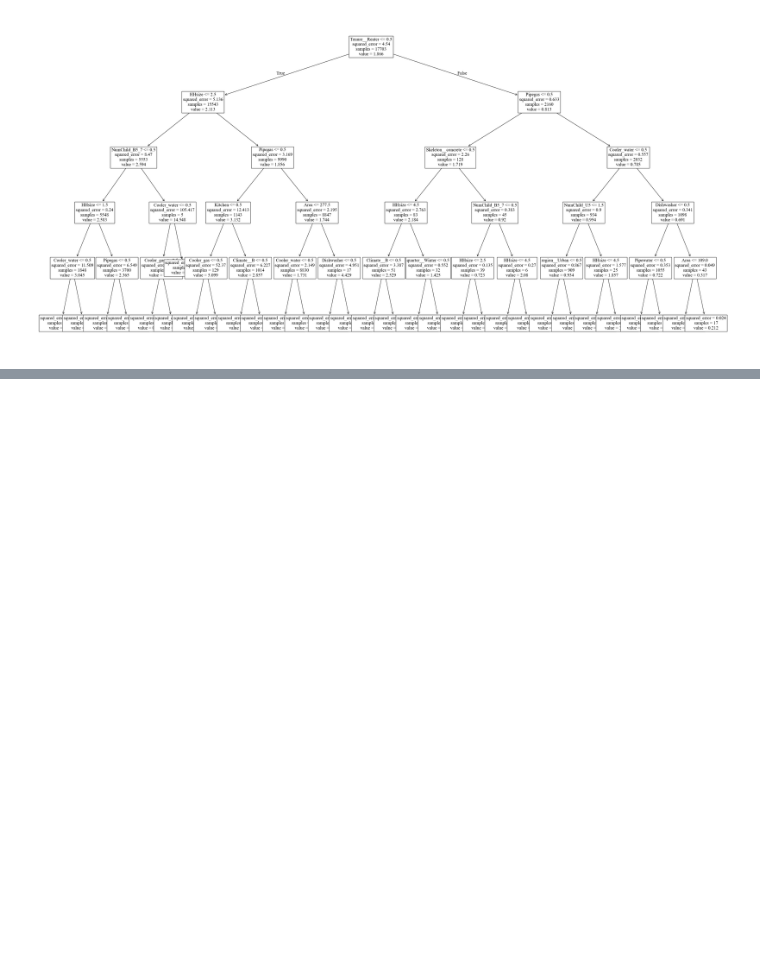
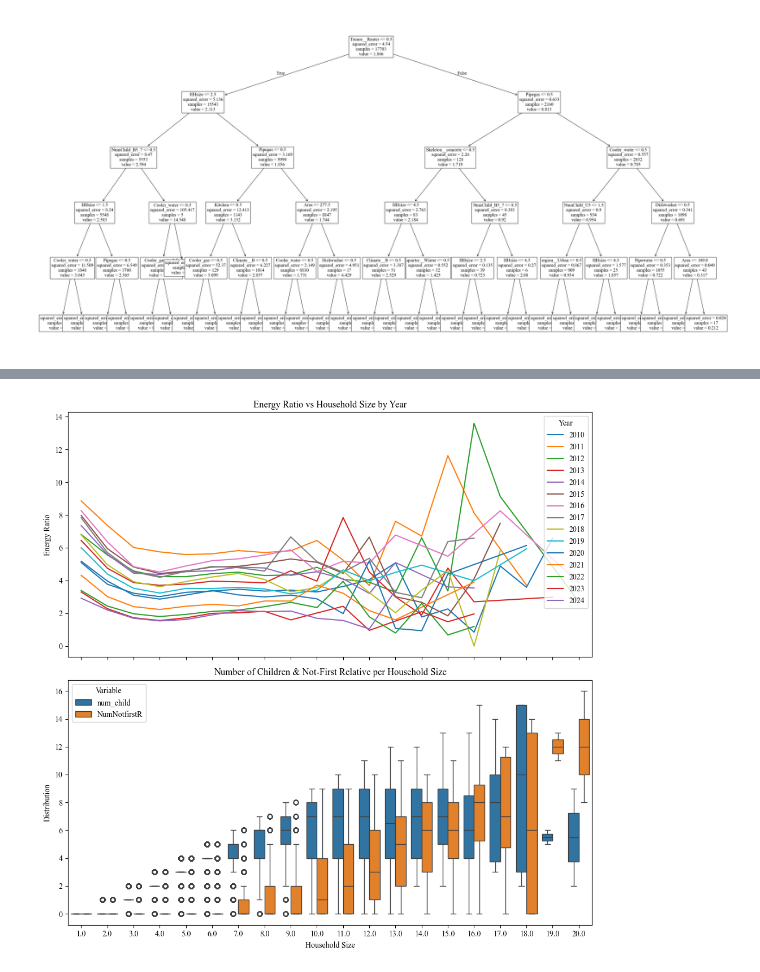
Before and after one commit to sinanarimani/energy-poverty, a Jupyter notebook: evaluation.ipynb, the cells around one changed output, grey strips where cells are left out. Drawn from its saved outputs; the diff is of its cells as text; code cells hidden in the pictures; blank space fills up the shorter version.

```diff
--- a/evaluation.ipynb
+++ b/evaluation.ipynb
@@ -1047,0 +1078,5 @@ plt.show()
+# %%
+df_pivot = pd.pivot(data = df_f, index ="HHsize", columns = "year", values= "energy_ratio").reset_index(drop = False)
+df_pivot.columns.name = ""
+print(df_pivot)
+print(df_pivot.isna().sum())
@@ -1047,0 +1101,8 @@ plt.show()
+# %%
+df_long = data.melt(
+    id_vars="HHsize",
+    value_vars=["num_child", "NumNotfirstR"],
+    var_name="Variable",
+    value_name="Value"
+)
+df_long
@@ -1047,0 +1123,35 @@ plt.show()
+# %%
+# --- Create two vertically stacked subplots ---
+fig, (ax1, ax2) = plt.subplots(2, 1, figsize=(10, 10), sharex=True)
+
+# --- 1️⃣ Line plot: Energy Ratio vs Household Size ---
+for year in range(2010, 2025):
+    sns.lineplot(
+        x = df_pivot["HHsize"]-1,
+        y = df_pivot[year],
+        label=str(year),
+        ax = ax1
+    )
+
+ax1.set_xlabel("")  # Hide x-label (shared with second plot)
+ax1.set_ylabel("Energy Ratio")
+ax1.legend(title="Year")
+ax1.set_title("Energy Ratio vs Household Size by Year")
+
+# --- 2️⃣ Boxplot: Children & Not-First Residents per Household Size ---
+sns.boxplot(
+    data=df_long,
+    x="HHsize",
+    y="Value",
+    hue="Variable",
+    ax=ax2
+)
+
+ax2.set_xlabel("Household Size")
+ax2.set_ylabel("Distribution")
+ax2.set_title("Number of Children & Not-First Relative per Household Size")
+
+plt.tight_layout()
+plt.show()
+# %% [output]
+[figure, added]
```
Also changed, not shown: parts of 14 cells of this notebook.
